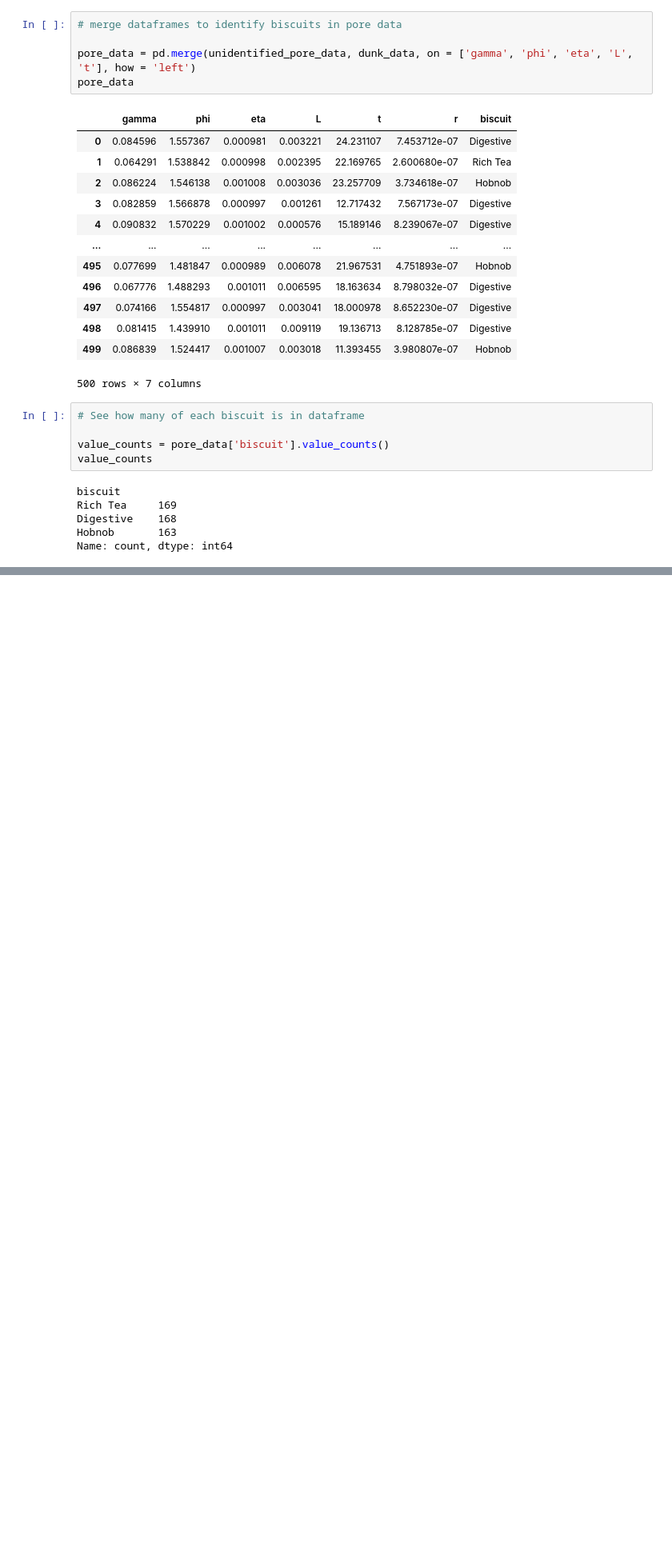
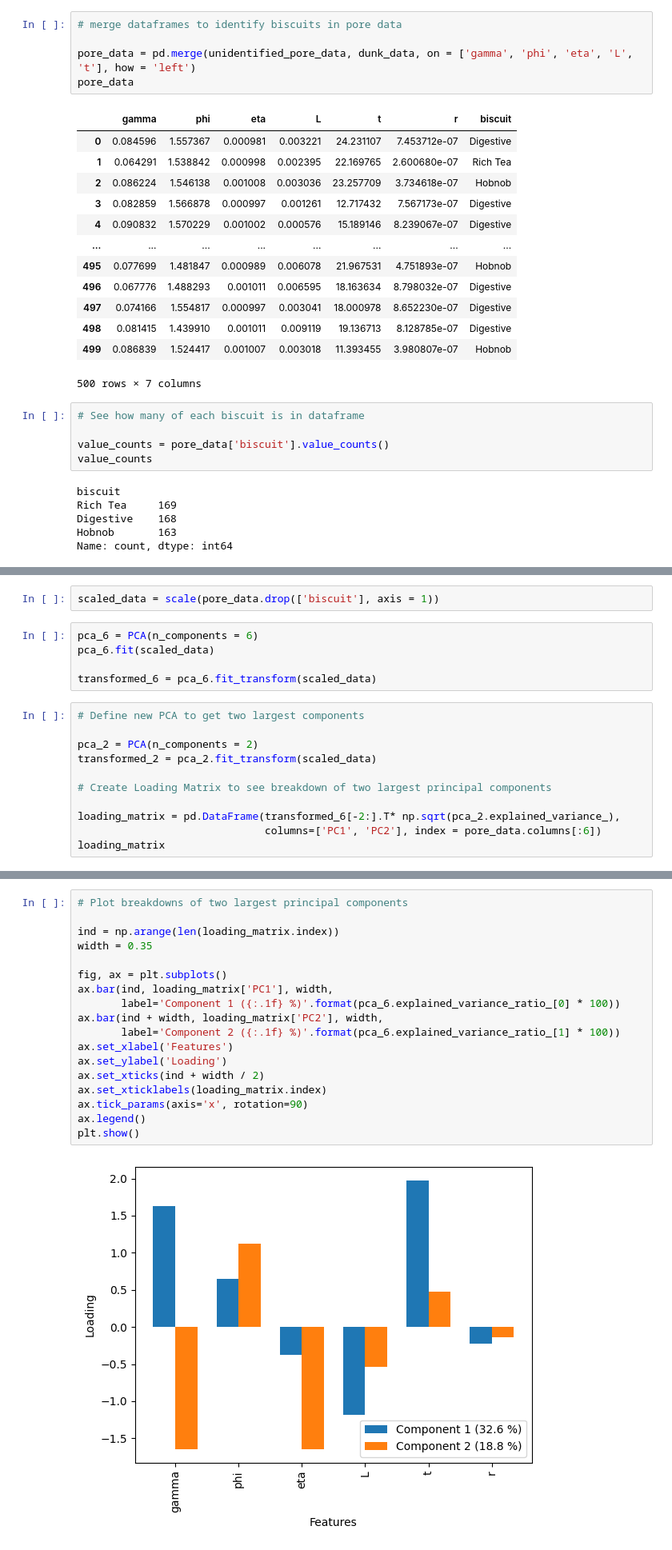
Before and after one commit to maximillian-dolan/ML_dunking, a Jupyter notebook: pore_analysis.ipynb, the cells around one changed output, grey strips where cells are left out. Shown: that part at 80% size. Drawn from its saved outputs; the diff is of its cells as text; blank space fills up the shorter version.

Commit message:
added more pore analysis

```diff
--- a/pore_analysis.ipynb
+++ b/pore_analysis.ipynb
@@ -81,0 +105,18 @@ plt.show()
+# %%
+scaled_data = scale(pore_data.drop(['biscuit'], axis = 1))
+# %%
+pca_6 = PCA(n_components = 6)
+pca_6.fit(scaled_data)
+
+transformed_6 = pca_6.fit_transform(scaled_data)
+# %%
+# Define new PCA to get two largest components
+
+pca_2 = PCA(n_components = 2)
+transformed_2 = pca_2.fit_transform(scaled_data)
+
+# Create Loading Matrix to see breakdown of two largest principal components
+
+loading_matrix = pd.DataFrame(transformed_6[-2:].T* np.sqrt(pca_2.explained_variance_),
+                              columns=['PC1', 'PC2'], index = pore_data.columns[:6])
+loading_matrix
@@ -81,0 +131,20 @@ plt.show()
+# %%
+# Plot breakdowns of two largest principal components
+
+ind = np.arange(len(loading_matrix.index))
+width = 0.35
+
+fig, ax = plt.subplots()
+ax.bar(ind, loading_matrix['PC1'], width,
+       label='Component 1 ({:.1f} %)'.format(pca_6.explained_variance_ratio_[0] * 100))
+ax.bar(ind + width, loading_matrix['PC2'], width,
+       label='Component 2 ({:.1f} %)'.format(pca_6.explained_variance_ratio_[1] * 100))
+ax.set_xlabel('Features')
+ax.set_ylabel('Loading')
+ax.set_xticks(ind + width / 2)
+ax.set_xticklabels(loading_matrix.index)
+ax.tick_params(axis='x', rotation=90)
+ax.legend()
+plt.show()
+# %% [output]
+[figure, added]
```
Also changed, not shown: parts of 15 cells of this notebook, 1 other file.
